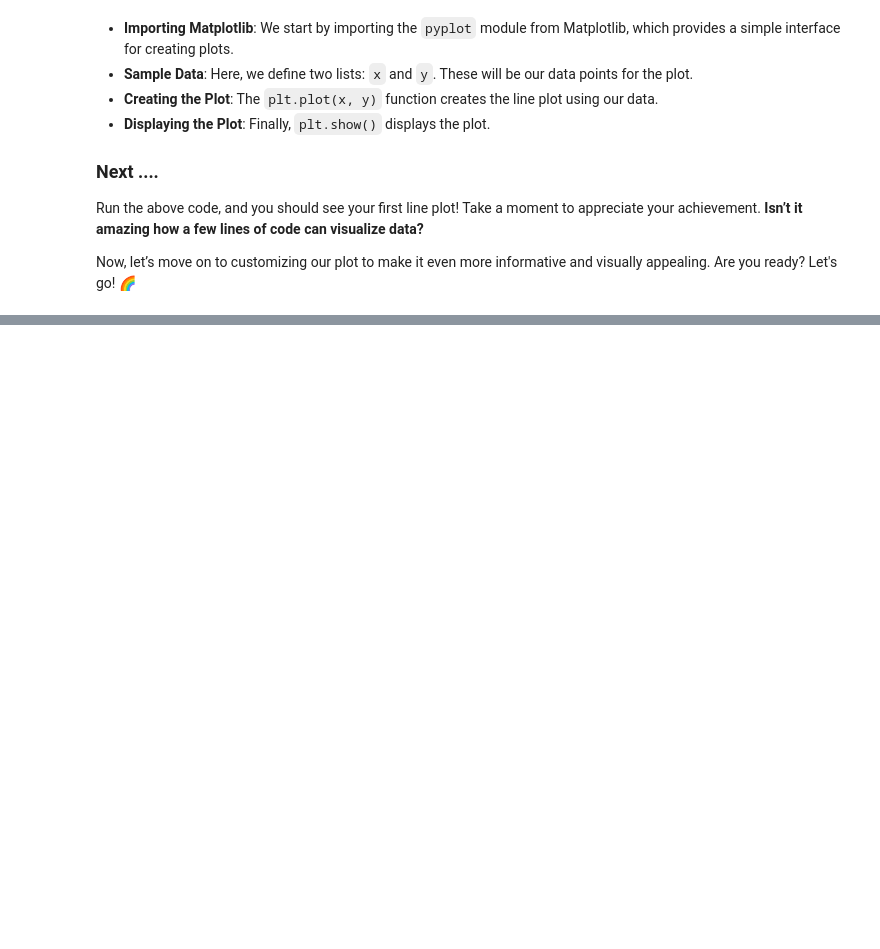
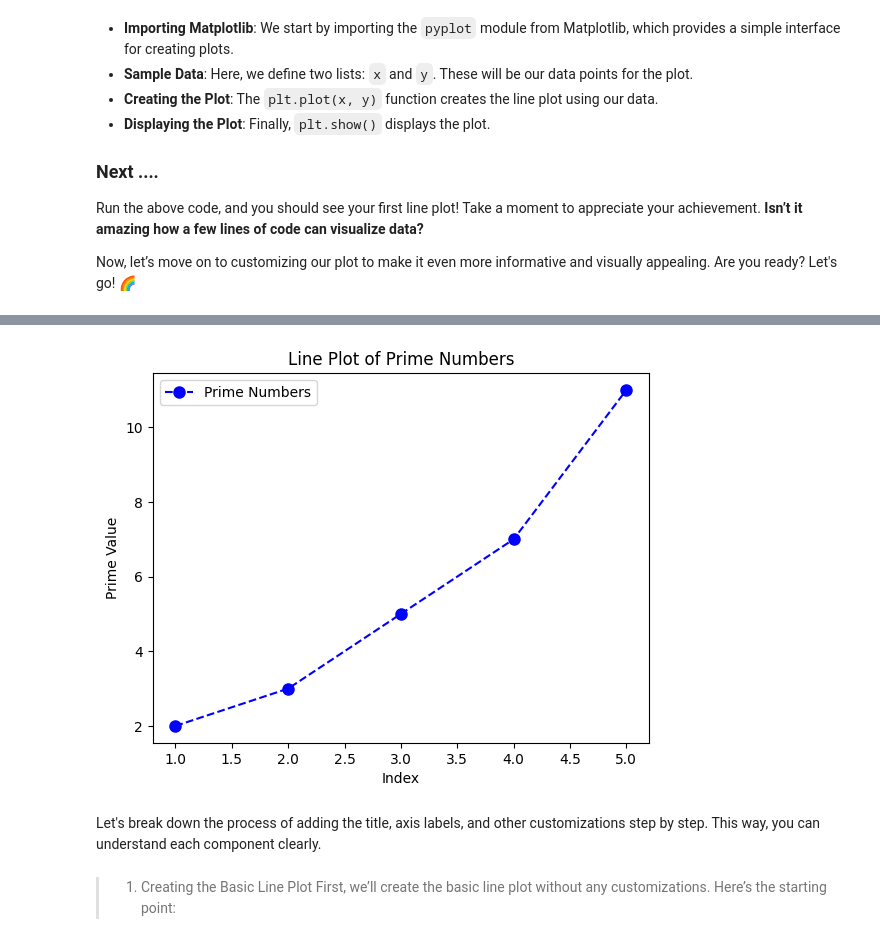
Before and after one commit to rubydamodar/PlotPro-Mastering-Matplotlib, a Jupyter notebook: Scripts/LINEPLOT.ipynb, the cells around one changed output, grey strips where cells are left out. Cells and saved outputs as stored; diff of their text form; code cells hidden in the pictures; blank space fills up the shorter version.

```diff
--- a/Scripts/LINEPLOT.ipynb
+++ b/Scripts/LINEPLOT.ipynb
@@ -71,0 +82,27 @@ Now, let’s move on to customizing our plot to make it even more informative an
+# %%
+import matplotlib.pyplot as plt
+
+# Sample data
+x = [1, 2, 3, 4, 5]
+y = [2, 3, 5, 7, 11]
+
+# Creating the line plot with customizations
+plt.plot(x, y, color='blue', linestyle='--', marker='o', markersize=8, label='Prime Numbers')
+
+# Adding title and labels
+plt.title('Line Plot of Prime Numbers')
+plt.xlabel('Index')
+plt.ylabel('Prime Value')
+
+# Adding a legend
+plt.legend()
+
+# Display the plot
+plt.show()
+# %% [output]
+[figure, added]
+# %% [markdown]
+ Let's break down the process of adding the title, axis labels, and other customizations step by step. This way, you can understand each component clearly.
+# %% [markdown]
+> 1. Creating the Basic Line Plot
+First, we’ll create the basic line plot without any customizations. Here’s the starting point:
```
Also changed, not shown: parts of 14 cells of this notebook.
